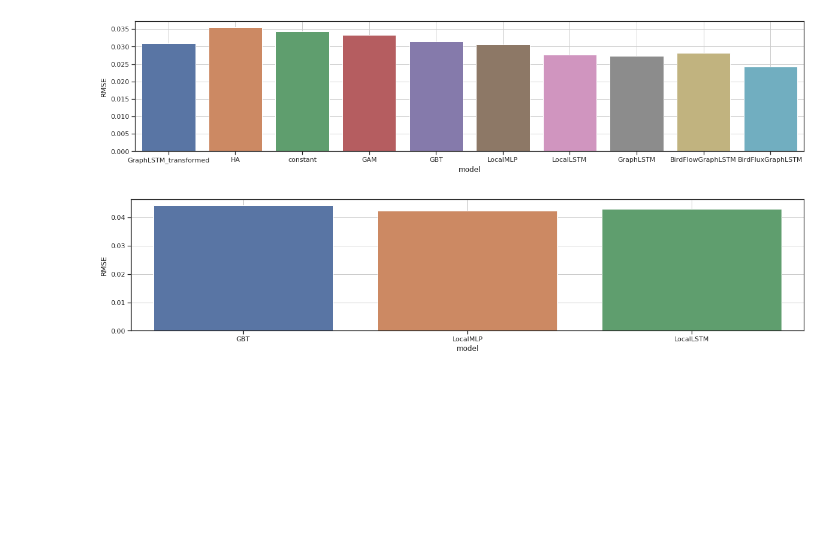
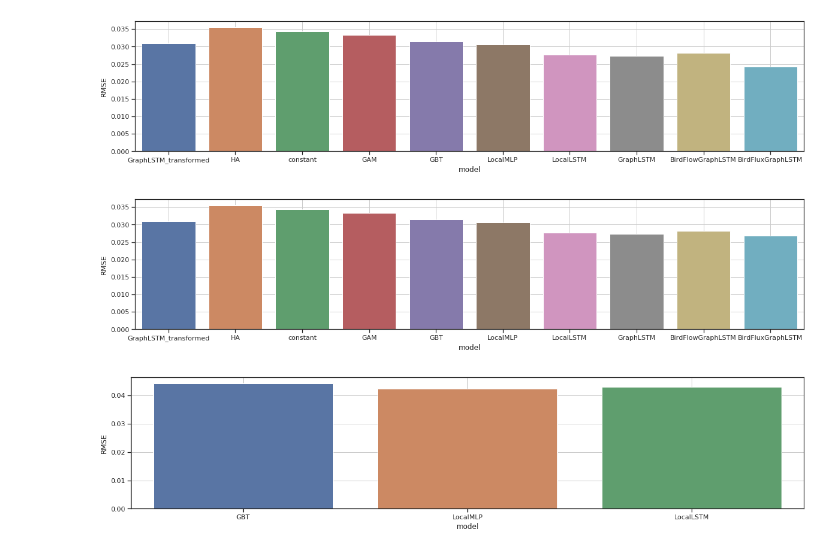
Before and after one commit to FionaLippert/birdMigration, a Jupyter notebook: notebooks/model_performance_radar.ipynb, the cells around one changed output. Cells and saved outputs as stored; diff of their text form; code cells hidden in the pictures; blank space fills up the shorter version.

```diff
--- a/notebooks/model_performance_radar.ipynb
+++ b/notebooks/model_performance_radar.ipynb
@@ -257,6 +257,10 @@ fig = utils.plot_average_errors(results_transformed, bird_scales_transformed)
 fig = utils.plot_average_errors(results_transformed, bird_scales_transformed, boundary=boundary)
 # %% [output]
 [figure]
+# %%
+fig = utils.plot_average_errors(results_transformed, bird_scales_transformed, boundary=boundary)
+# %% [output]
+[figure, added]
 # %%
 fig = utils.plot_average_errors(results_km2, bird_scales_km2)
 # %% [output]
```
Also changed, not shown: parts of 3 cells of this notebook, 1 other file.
